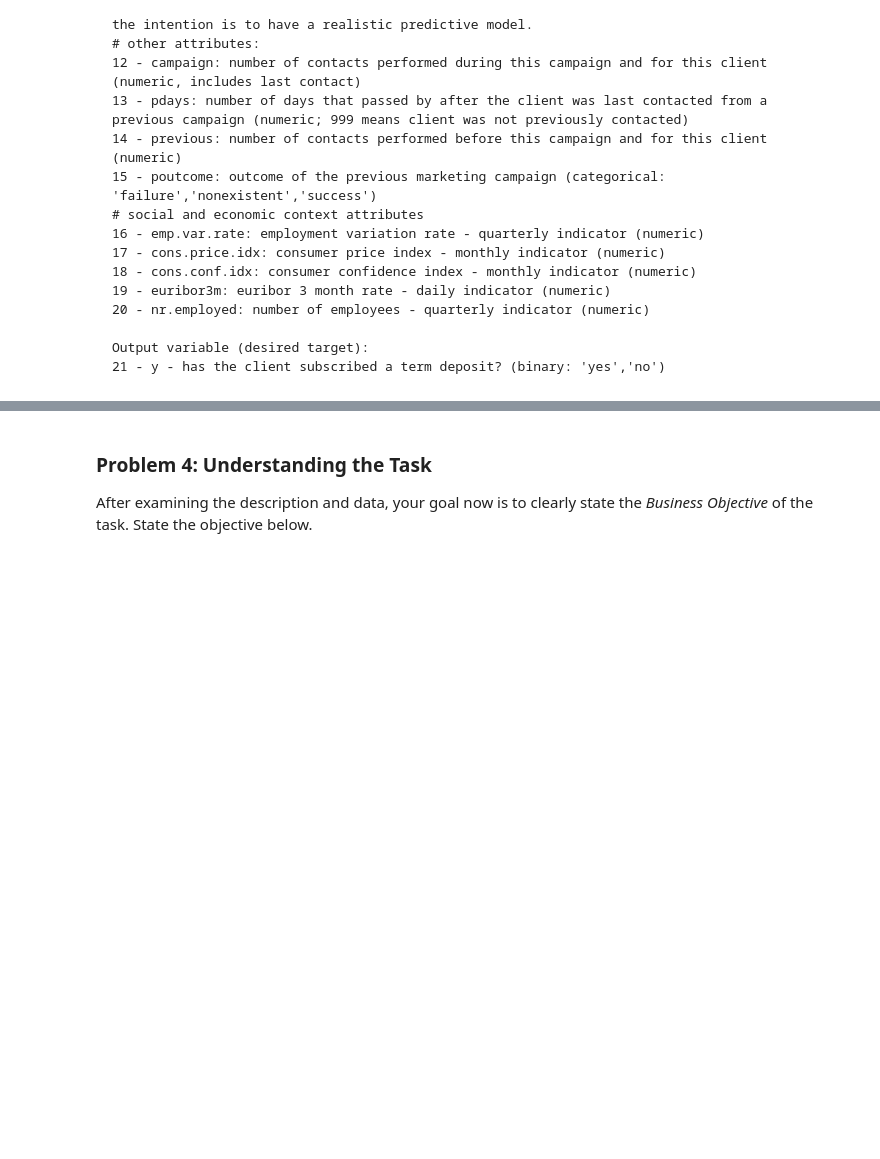
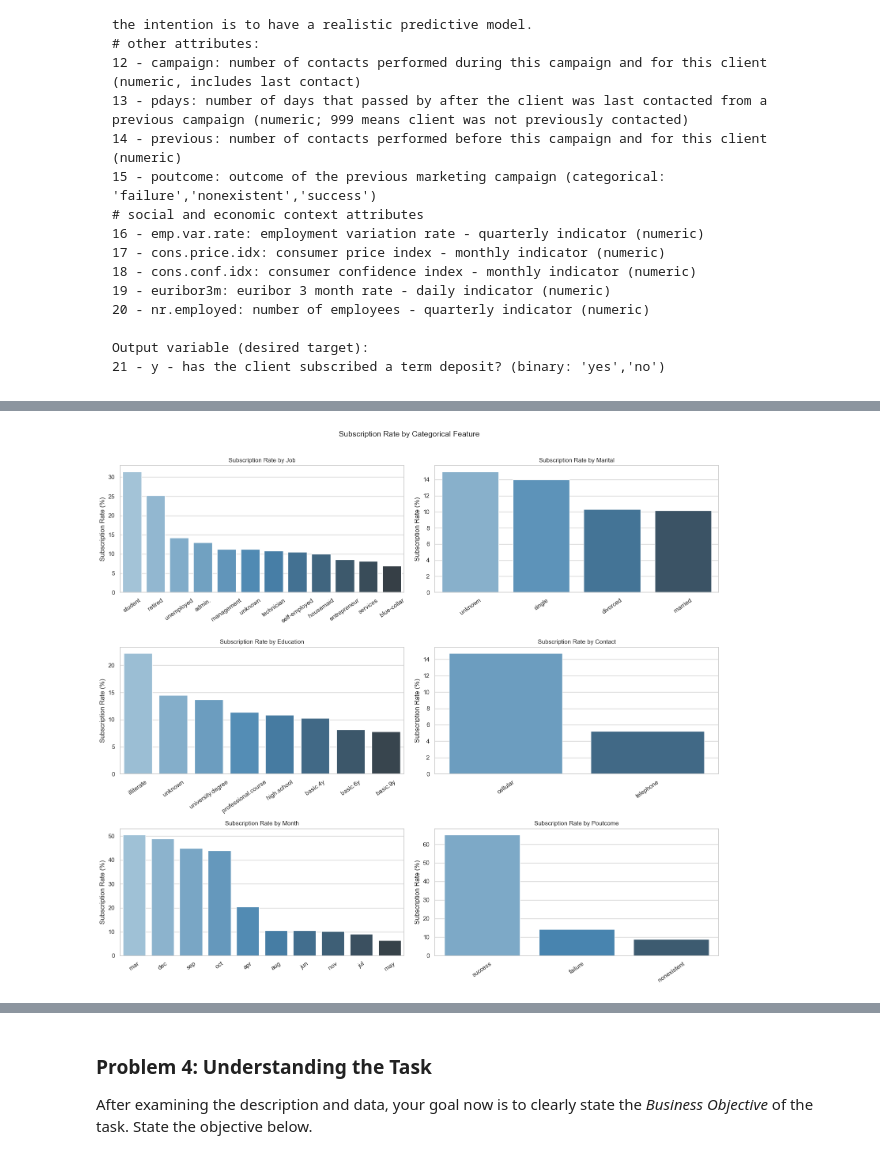
Before and after one commit to chrisduff-lab/UC_Berkley_17_Comparing_Classifiers, a Jupyter notebook: Prac_3_comparing_classifiers.ipynb, the cells around one changed output, grey strips where cells are left out. Saved outputs shown, nothing was run; the diff lists cells and outputs as text; code cells hidden in the pictures; blank space fills up the shorter version.

```diff
--- a/Prac_3_comparing_classifiers.ipynb
+++ b/Prac_3_comparing_classifiers.ipynb
@@ -59,0 +196,27 @@ Output variable (desired target):
+# %%
+# ── Categorical features vs target ───────────────────────────────────────
+cat_cols = ['job', 'marital', 'education', 'contact', 'month', 'poutcome']
+
+fig, axes = plt.subplots(3, 2, figsize=(16, 14))
+axes = axes.flatten()
+
+for i, col in enumerate(cat_cols):
+    # Subscription rate per category
+    rate = (df.groupby(col)['y']
+              .apply(lambda x: (x == 'yes').mean() * 100)
+              .sort_values(ascending=False)
+              .reset_index())
+    rate.columns = [col, 'subscription_rate']
+
+    sns.barplot(data=rate, x=col, y='subscription_rate',
+                ax=axes[i], palette='Blues_d')
+    axes[i].set_title(f'Subscription Rate by {col.title()}', fontsize=11)
+    axes[i].set_ylabel('Subscription Rate (%)')
+    axes[i].set_xlabel('')
+    axes[i].tick_params(axis='x', rotation=35)
+
+plt.suptitle('Subscription Rate by Categorical Feature', fontsize=14, y=1.01)
+plt.tight_layout()
+plt.show()
+# %% [output]
+[figure, added]
```
Also changed, not shown: parts of 39 cells of this notebook.
